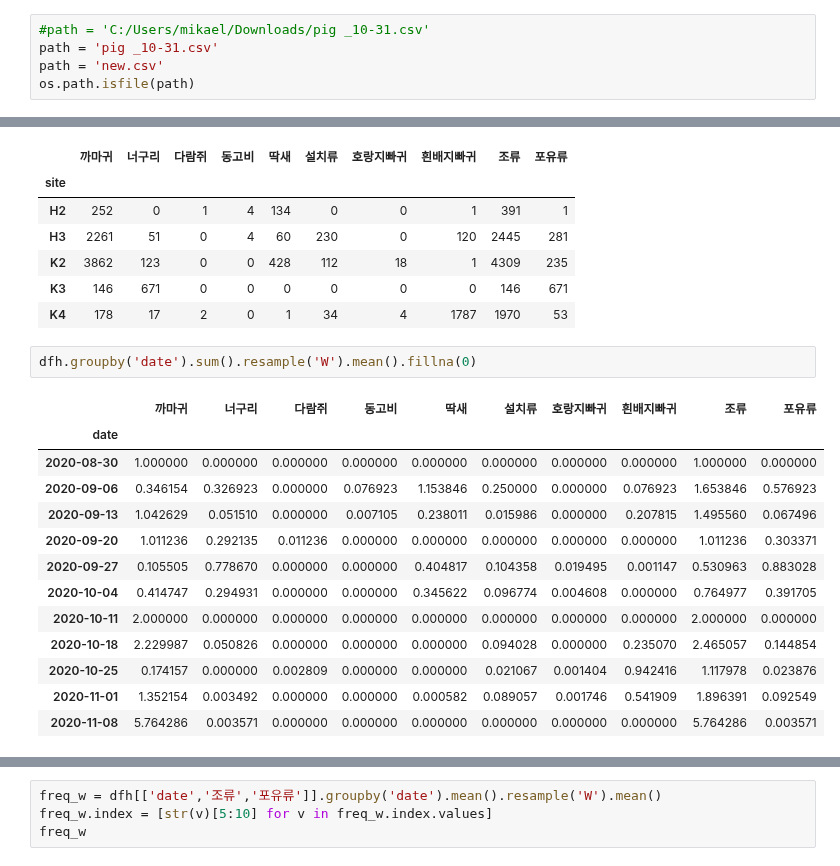
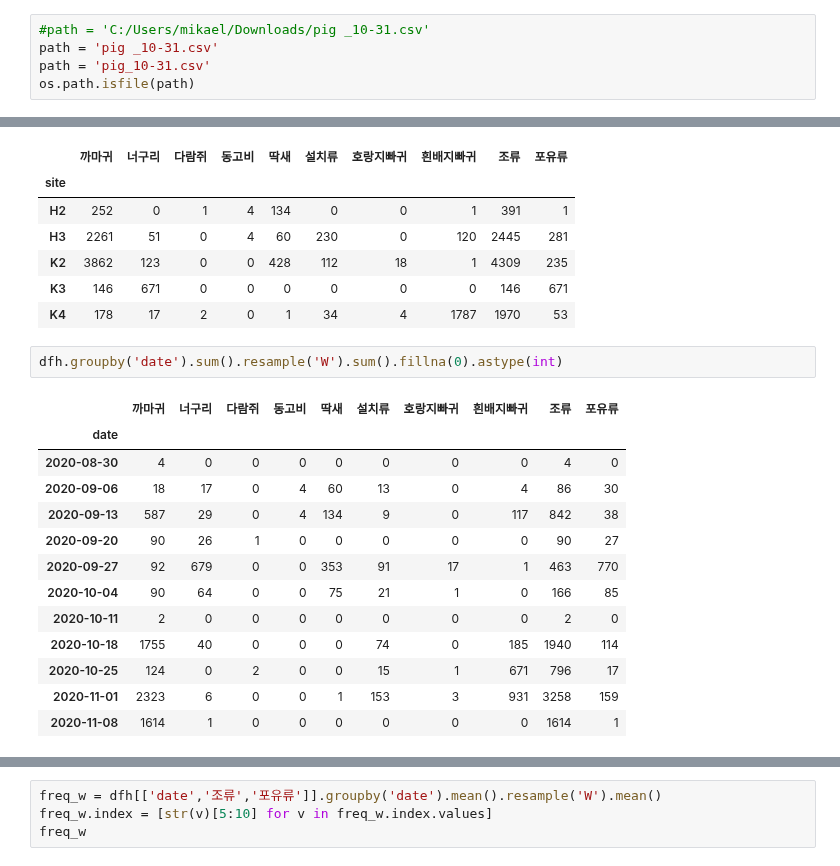
Before and after one commit to sogangori/animal_detection, a Jupyter notebook: pig_analysis_20201214.ipynb, the cells around one changed output, grey strips where cells are left out. Drawn from its saved outputs; the diff is of its cells as text.

```diff
--- a/pig_analysis_20201214.ipynb
+++ b/pig_analysis_20201214.ipynb
@@ -39,7 +119,7 @@ Text(0.5, 1.0, '헬로')
 # %%
 #path = 'C:/Users/mikael/Downloads/pig _10-31.csv'
 path = 'pig _10-31.csv'
-path = 'new.csv'
+path = 'pig_10-31.csv'
 os.path.isfile(path)
 # %% [output]
 True
@@ -170,18 +246,18 @@ dfh.groupby('site').sum().astype(int)
 | K3 | 146 | 671 | 0 | 0 | 0 | 0 | 0 | 0 | 146 | 671 |
 | K4 | 178 | 17 | 2 | 0 | 1 | 34 | 4 | 1787 | 1970 | 53 |
 # %%
-dfh.groupby('date').sum().resample('W').mean().fillna(0)
+dfh.groupby('date').sum().resample('W').sum().fillna(0).astype(int)
 # %% [output]
 |  | 까마귀 | 너구리 | 다람쥐 | 동고비 | 딱새 | 설치류 | 호랑지빠귀 | 흰배지빠귀 | 조류 | 포유류 |
 | date |  |  |  |  |  |  |  |  |  |  |
-| 2020-08-30 | 1.000000 | 0.000000 | 0.000000 | 0.000000 | 0.000000 | 0.000000 | 0.000000 | 0.000000 | 1.000000 | 0.000000 |
-| 2020-09-06 | 0.346154 | 0.326923 | 0.000000 | 0.076923 | 1.153846 | 0.250000 | 0.000000 | 0.076923 | 1.653846 | 0.576923 |
-| 2020-09-13 | 1.042629 | 0.051510 | 0.000000 | 0.007105 | 0.238011 | 0.015986 | 0.000000 | 0.207815 | 1.495560 | 0.067496 |
-| 2020-09-20 | 1.011236 | 0.292135 | 0.011236 | 0.000000 | 0.000000 | 0.000000 | 0.000000 | 0.000000 | 1.011236 | 0.303371 |
-| 2020-09-27 | 0.105505 | 0.778670 | 0.000000 | 0.000000 | 0.404817 | 0.104358 | 0.019495 | 0.001147 | 0.530963 | 0.883028 |
-| 2020-10-04 | 0.414747 | 0.294931 | 0.000000 | 0.000000 | 0.345622 | 0.096774 | 0.004608 | 0.000000 | 0.764977 | 0.391705 |
-| 2020-10-11 | 2.000000 | 0.000000 | 0.000000 | 0.000000 | 0.000000 | 0.000000 | 0.000000 | 0.000000 | 2.000000 | 0.000000 |
-| 2020-10-18 | 2.229987 | 0.050826 | 0.000000 | 0.000000 | 0.000000 | 0.094028 | 0.000000 | 0.235070 | 2.465057 | 0.144854 |
-| 2020-10-25 | 0.174157 | 0.000000 | 0.002809 | 0.000000 | 0.000000 | 0.021067 | 0.001404 | 0.942416 | 1.117978 | 0.023876 |
-| 2020-11-01 | 1.352154 | 0.003492 | 0.000000 | 0.000000 | 0.000582 | 0.089057 | 0.001746 | 0.541909 | 1.896391 | 0.092549 |
-| 2020-11-08 | 5.764286 | 0.003571 | 0.000000 | 0.000000 | 0.000000 | 0.000000 | 0.000000 | 0.000000 | 5.764286 | 0.003571 |
+| 2020-08-30 | 4 | 0 | 0 | 0 | 0 | 0 | 0 | 0 | 4 | 0 |
+| 2020-09-06 | 18 | 17 | 0 | 4 | 60 | 13 | 0 | 4 | 86 | 30 |
+| 2020-09-13 | 587 | 29 | 0 | 4 | 134 | 9 | 0 | 117 | 842 | 38 |
+| 2020-09-20 | 90 | 26 | 1 | 0 | 0 | 0 | 0 | 0 | 90 | 27 |
+| 2020-09-27 | 92 | 679 | 0 | 0 | 353 | 91 | 17 | 1 | 463 | 770 |
+| 2020-10-04 | 90 | 64 | 0 | 0 | 75 | 21 | 1 | 0 | 166 | 85 |
+| 2020-10-11 | 2 | 0 | 0 | 0 | 0 | 0 | 0 | 0 | 2 | 0 |
+| 2020-10-18 | 1755 | 40 | 0 | 0 | 0 | 74 | 0 | 185 | 1940 | 114 |
+| 2020-10-25 | 124 | 0 | 2 | 0 | 0 | 15 | 1 | 671 | 796 | 17 |
+| 2020-11-01 | 2323 | 6 | 0 | 0 | 1 | 153 | 3 | 931 | 3258 | 159 |
+| 2020-11-08 | 1614 | 1 | 0 | 0 | 0 | 0 | 0 | 0 | 1614 | 1 |
```
Also changed, not shown: parts of 18 cells of this notebook.
